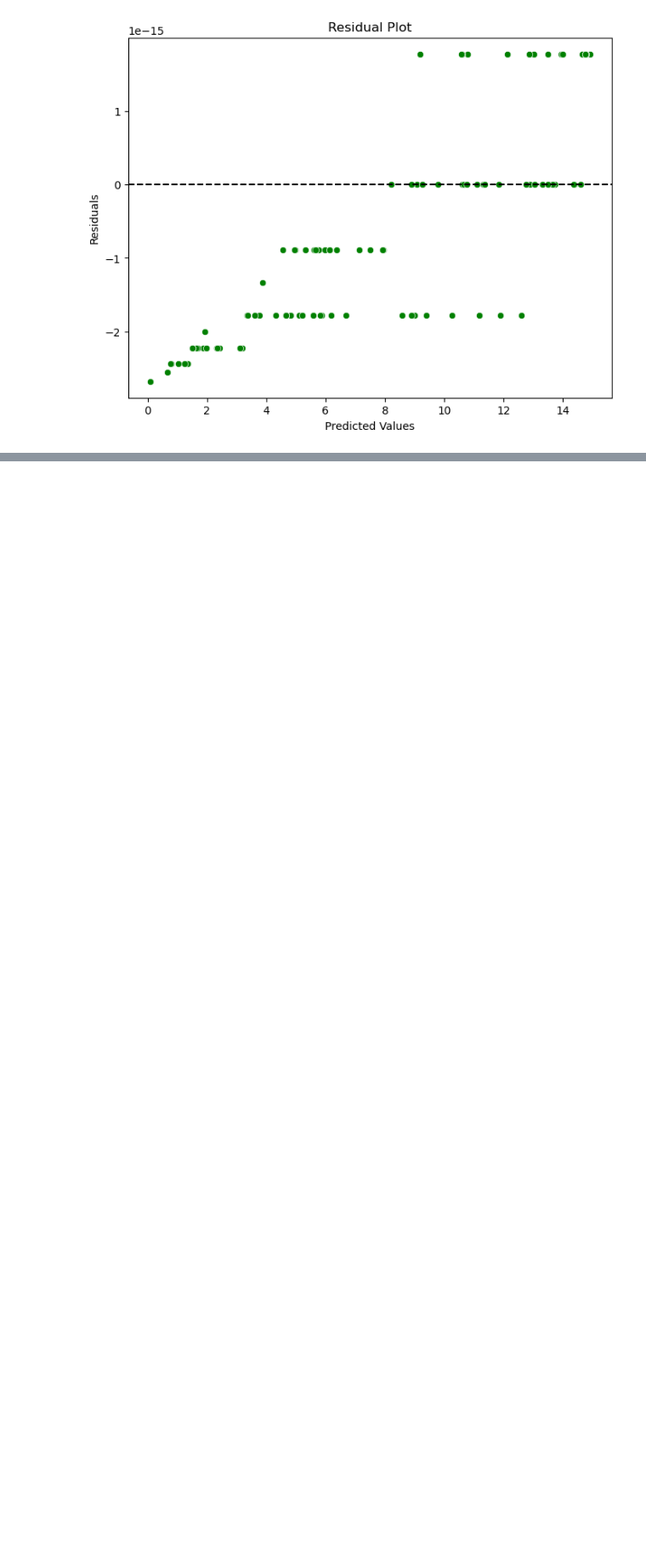
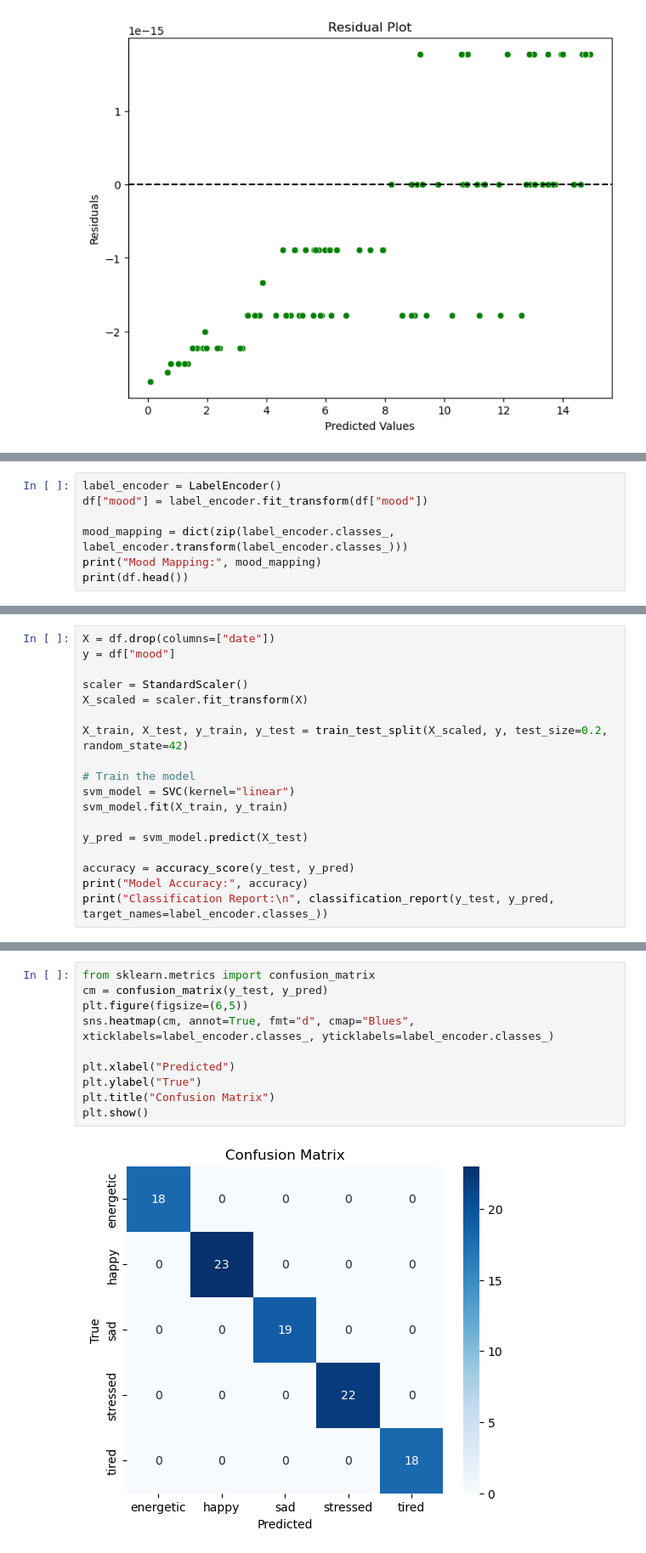
Before and after one commit to kxrrym03/Steps-Tracker-Analysis, a Jupyter notebook: Steps Tracker.ipynb, the cells around one changed output, grey strips where cells are left out. Shown: that part at 85% size. Saved outputs shown, nothing was run; the diff lists cells and outputs as text; blank space fills up the shorter version.

```diff
--- a/Steps Tracker.ipynb
+++ b/Steps Tracker.ipynb
@@ -105,0 +110,7 @@ plt.show()
+# %%
+label_encoder = LabelEncoder()
+df["mood"] = label_encoder.fit_transform(df["mood"])
+
+mood_mapping = dict(zip(label_encoder.classes_, label_encoder.transform(label_encoder.classes_)))
+print("Mood Mapping:", mood_mapping)
+print(df.head())
@@ -105,0 +137,18 @@ plt.show()
+# %%
+X = df.drop(columns=["date"])
+y = df["mood"]
+
+scaler = StandardScaler()
+X_scaled = scaler.fit_transform(X)
+
+X_train, X_test, y_train, y_test = train_test_split(X_scaled, y, test_size=0.2, random_state=42)
+
+# Train the model
+svm_model = SVC(kernel="linear")
+svm_model.fit(X_train, y_train)
+
+y_pred = svm_model.predict(X_test)
+
+accuracy = accuracy_score(y_test, y_pred)
+print("Model Accuracy:", accuracy)
+print("Classification Report:\n", classification_report(y_test, y_pred, target_names=label_encoder.classes_))
@@ -105,0 +169,12 @@ plt.show()
+# %%
+from sklearn.metrics import confusion_matrix
+cm = confusion_matrix(y_test, y_pred)
+plt.figure(figsize=(6,5))
+sns.heatmap(cm, annot=True, fmt="d", cmap="Blues", xticklabels=label_encoder.classes_, yticklabels=label_encoder.classes_)
+
+plt.xlabel("Predicted")
+plt.ylabel("True")
+plt.title("Confusion Matrix")
+plt.show()
+# %% [output]
+[figure, added]
```
Also changed, not shown: parts of 5 cells of this notebook.
